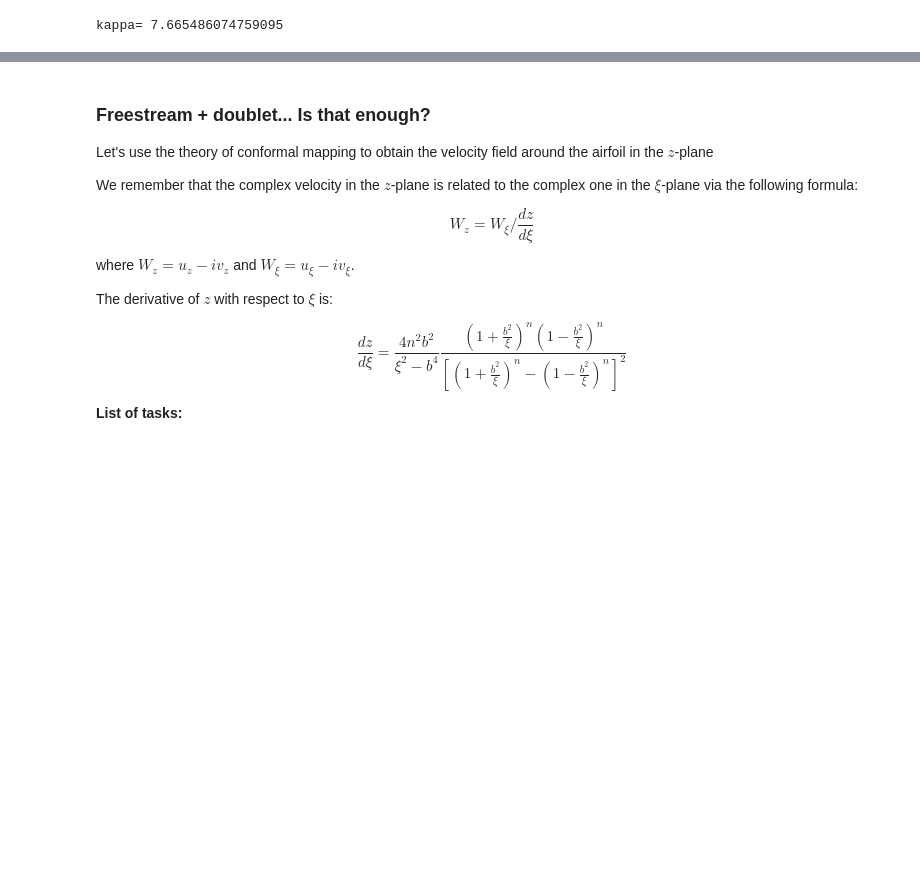
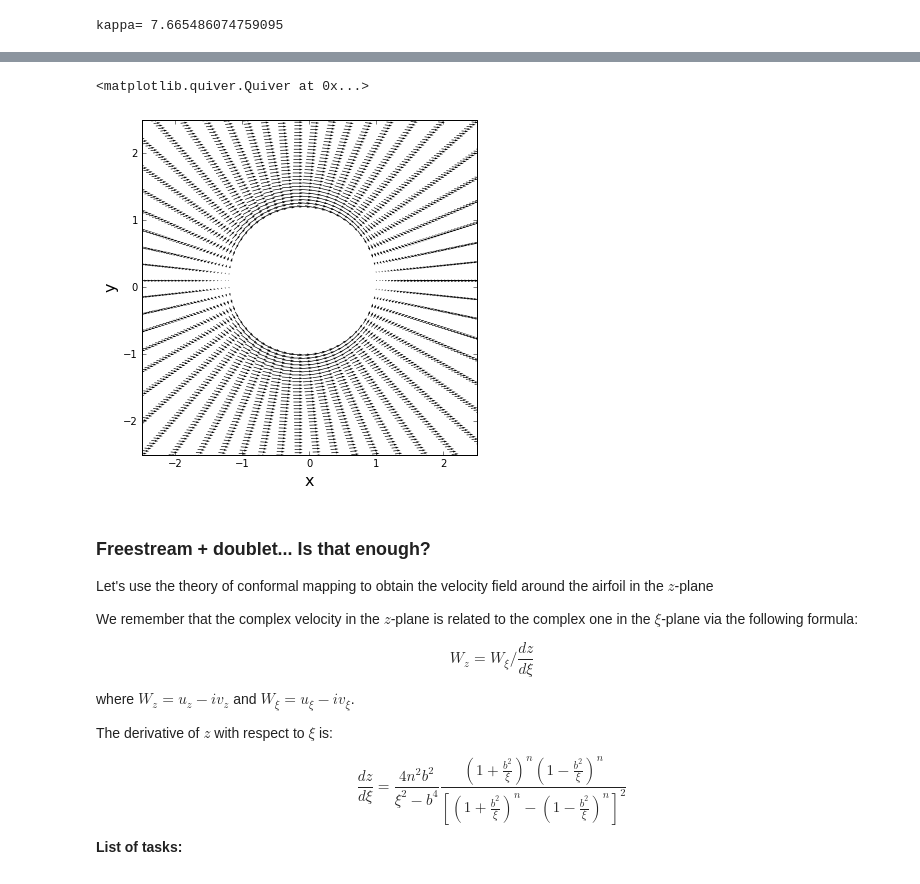
Before and after one commit to liu19941121/mae6226-work, a Jupyter notebook: midterm/midterm.ipynb, the cells around one changed output, grey strips where cells are left out. Drawn from its saved outputs; the diff is of its cells as text; code cells hidden in the pictures; blank space fills up the shorter version.

```diff
--- a/midterm/midterm.ipynb
+++ b/midterm/midterm.ipynb
@@ -303,3 +289,20 @@ pyplot.quiver(x_1, y_1, u_1, v_1,units='xy')
+# %%
+# 5
+
+u_freestream,v_freestream=get_velocity_freestream(u_inf)
+u_doublet,v_doublet = get_velocity_doublet(strength, x_c, y_c, x_1, y_1)
+u_1 = u_doublet + u_freestream
+v_1 = v_doublet + v_freestream
+size = 6
+pyplot.figure(figsize=(size, size))
+pyplot.xlabel('x', fontsize=16)
+pyplot.ylabel('y', fontsize=16)
+pyplot.xlim(-2.5, 2.5)
+pyplot.ylim(-2.5, 2.5)
+pyplot.quiver(x_1, y_1, u_1, v_1, units='xy', pivot='tip', width=0.01, scale=10)
+# %% [output]
+<matplotlib.quiver.Quiver at 0x...>
+[figure, added]
 # %% [markdown]
 ### Freestream + doublet... Is that enough?
 
```
Also changed, not shown: parts of 22 cells of this notebook, 1 other file.
